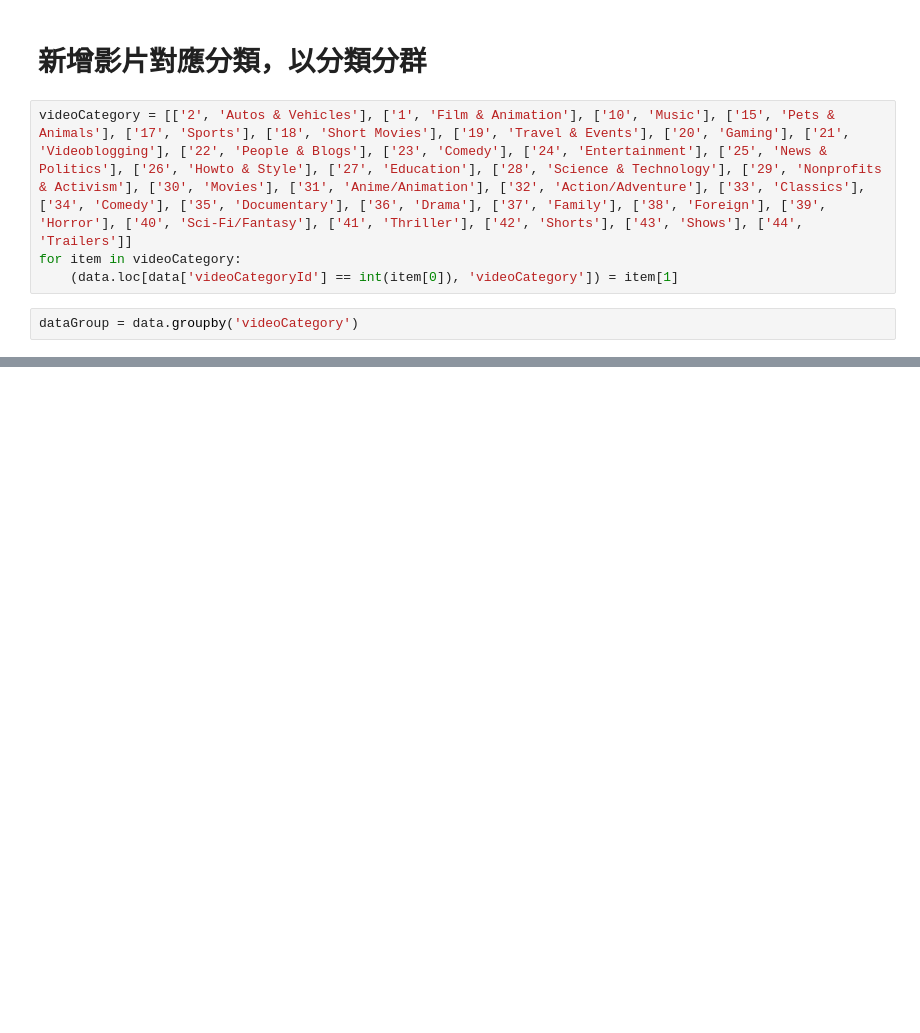
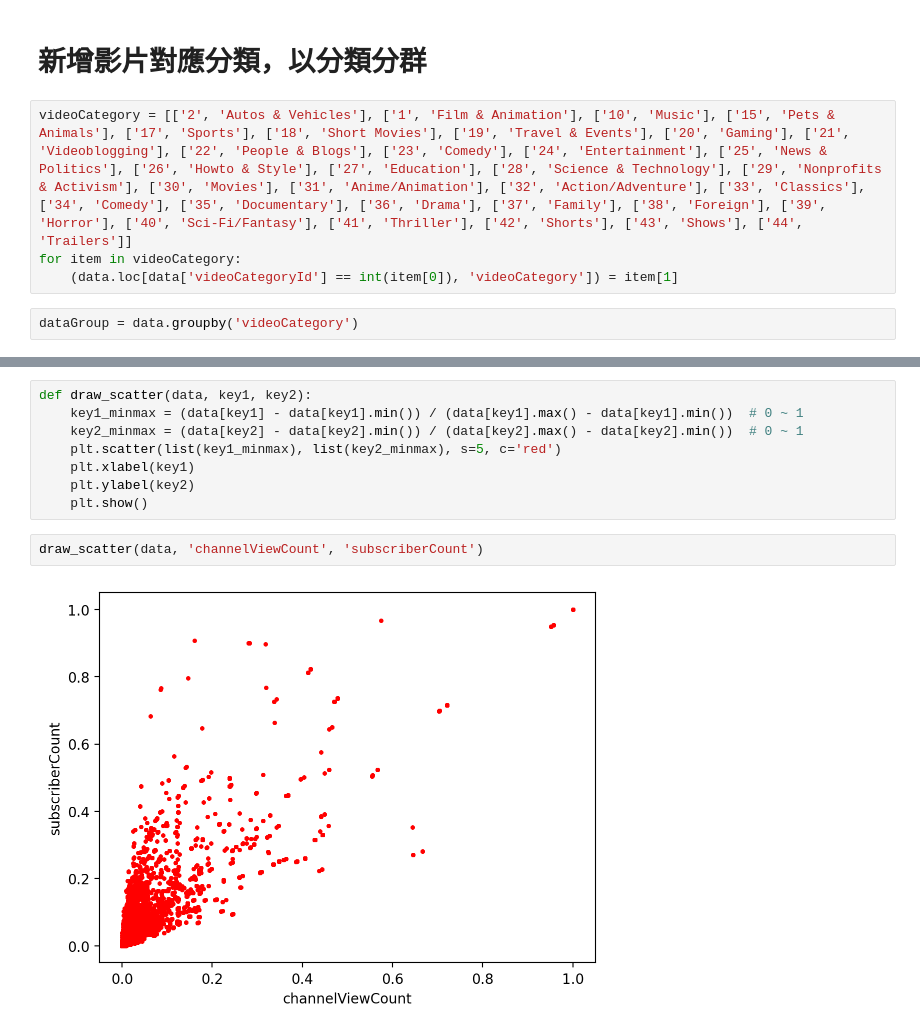
Before and after one commit to larrylai19/1111-DataMining-Final, a Jupyter notebook: Untitled.ipynb, the cells around one changed output, grey strips where cells are left out. Cells and saved outputs as stored; diff of their text form; blank space fills up the shorter version.

```diff
--- a/Untitled.ipynb
+++ b/Untitled.ipynb
@@ -120,0 +131,12 @@ dataGroup.get_group('Movies')
+# %%
+def draw_scatter(data, key1, key2):
+    key1_minmax = (data[key1] - data[key1].min()) / (data[key1].max() - data[key1].min())  # 0 ~ 1
+    key2_minmax = (data[key2] - data[key2].min()) / (data[key2].max() - data[key2].min())  # 0 ~ 1
+    plt.scatter(list(key1_minmax), list(key2_minmax), s=5, c='red')
+    plt.xlabel(key1)
+    plt.ylabel(key2)
+    plt.show()
+# %%
+draw_scatter(data, 'channelViewCount', 'subscriberCount')
+# %% [output]
+[figure, added]
```
Also changed, not shown: parts of 15 cells of this notebook, 7 other files.
